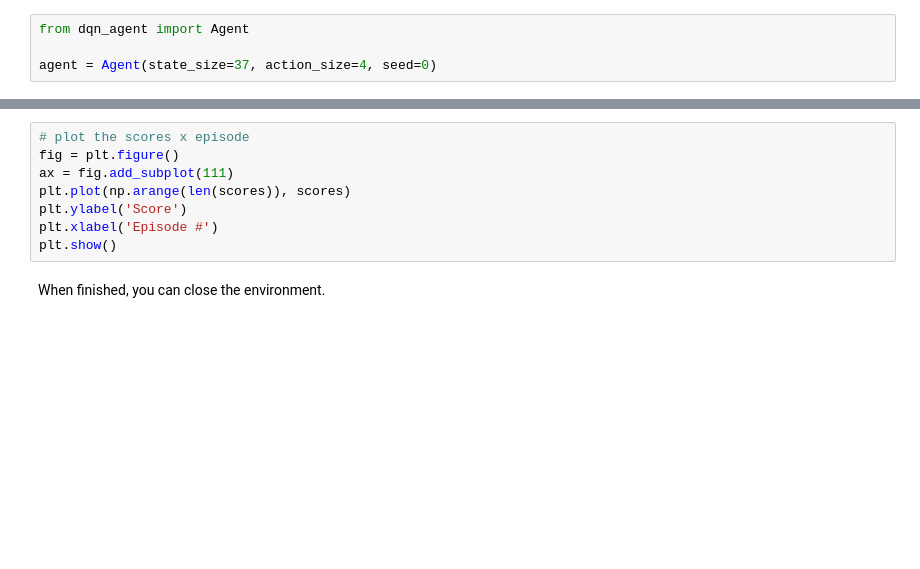
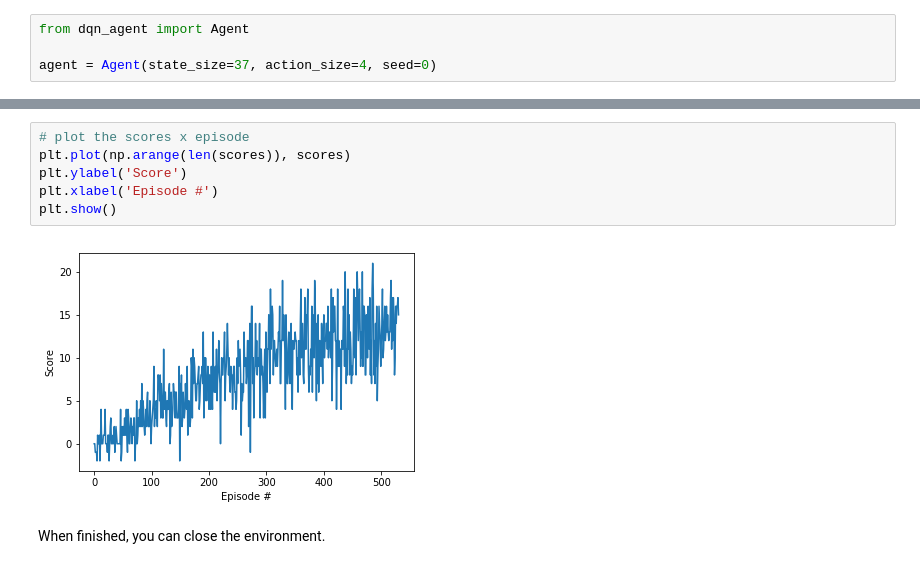
Before and after one commit to naxokite/deep_rl_udacity, a Jupyter notebook: p1_banana_collector/Banana_Collector_DQN_NO_Pixels_REPORT.ipynb, the cells around one changed output, grey strips where cells are left out. Cells and saved outputs as stored; diff of their text form; blank space fills up the shorter version.

```diff
--- a/p1_banana_collector/Banana_Collector_DQN_NO_Pixels_REPORT.ipynb
+++ b/p1_banana_collector/Banana_Collector_DQN_NO_Pixels_REPORT.ipynb
@@ -172,11 +178,11 @@ Episode 150     Average Score: 3.40
 # %%
 # plot the scores x episode
-fig = plt.figure()
-ax = fig.add_subplot(111)
 plt.plot(np.arange(len(scores)), scores)
 plt.ylabel('Score')
 plt.xlabel('Episode #')
 plt.show()
+# %% [output]
+[figure, added]
 # %% [markdown]
 When finished, you can close the environment.
 # %%
```
Also changed, not shown: parts of 1 cell of this notebook, 2 other files.
